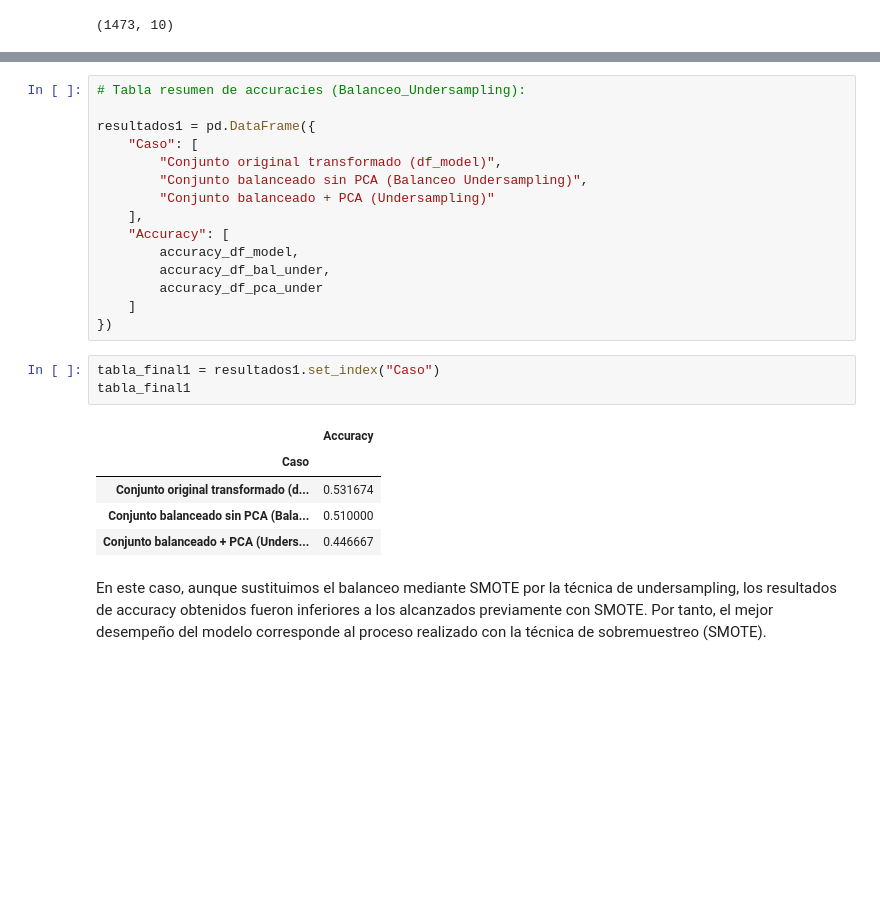
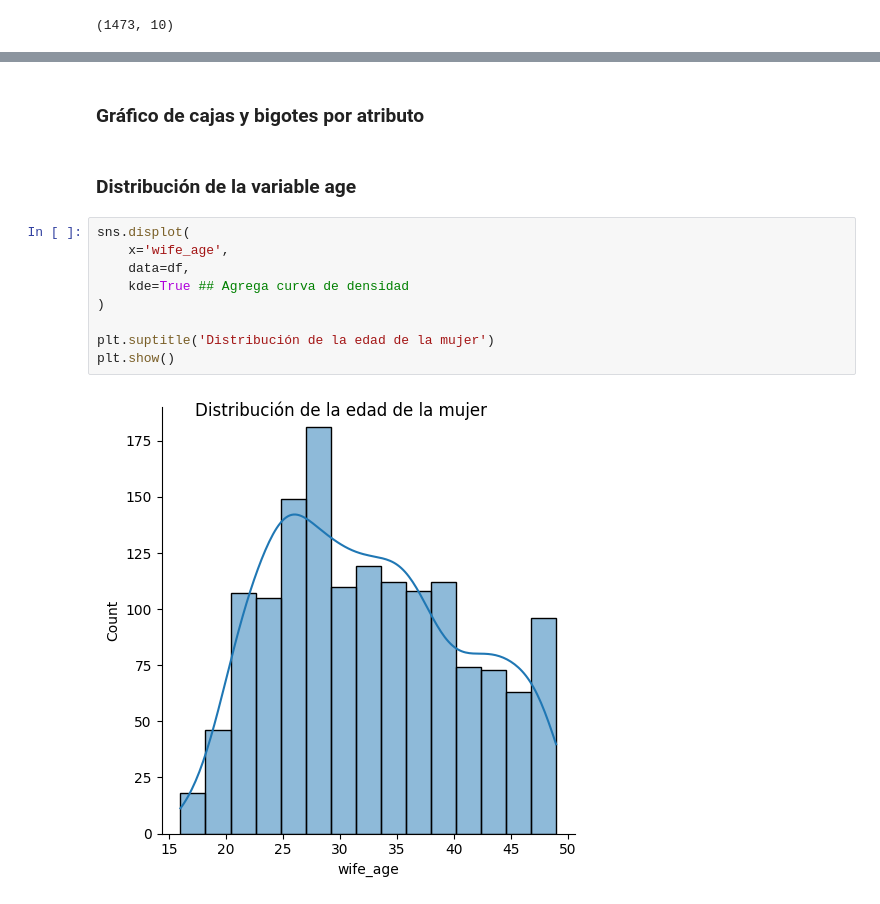
Before and after one commit to msorin81/Clasificaci-n-m-todos-anticonceptivos, a Jupyter notebook: Caso métodos de anticonceptivos versión propia.ipynb, the cells around one changed output, grey strips where cells are left out. Saved outputs shown, nothing was run; the diff lists cells and outputs as text; blank space fills up the shorter version.

```diff
--- a/Caso métodos de anticonceptivos versión propia.ipynb
+++ b/Caso métodos de anticonceptivos versión propia.ipynb
@@ -897,26 +160,15 @@ Accuracy – df_pca_under (Undersampling + PCA): 0.44666666666666666
-# %%
-# Tabla resumen de accuracies (Balanceo_Undersampling):
-
-resultados1 = pd.DataFrame({
-    "Caso": [
-        "Conjunto original transformado (df_model)",
-        "Conjunto balanceado sin PCA (Balanceo Undersampling)",
-        "Conjunto balanceado + PCA (Undersampling)"
-    ],
-    "Accuracy": [
-        accuracy_df_model,
-        accuracy_df_bal_under,
-        accuracy_df_pca_under
-    ]
-})
-# %%
-tabla_final1 = resultados1.set_index("Caso")
-tabla_final1
-# %% [output]
-|  | Accuracy |
-| Caso |  |
-| Conjunto original transformado (d... | 0.531674 |
-| Conjunto balanceado sin PCA (Bala... | 0.510000 |
-| Conjunto balanceado + PCA (Unders... | 0.446667 |
-# %% [markdown]
-En este caso, aunque sustituimos el balanceo mediante SMOTE por la técnica de undersampling, los resultados de accuracy obtenidos fueron inferiores a los alcanzados previamente con SMOTE. Por tanto, el mejor desempeño del modelo corresponde al proceso realizado con la técnica de sobremuestreo (SMOTE).
+# %% [markdown]
+### Gráfico de cajas y bigotes por atributo
+# %% [markdown]
+### Distribución de la variable age
+# %%
+sns.displot(
+    x='wife_age',
+    data=df,
+    kde=True ## Agrega curva de densidad
+)
+
+plt.suptitle('Distribución de la edad de la mujer')
+plt.show()
+# %% [output]
+[figure, added]
```
Also changed, not shown: parts of 174 cells of this notebook.
